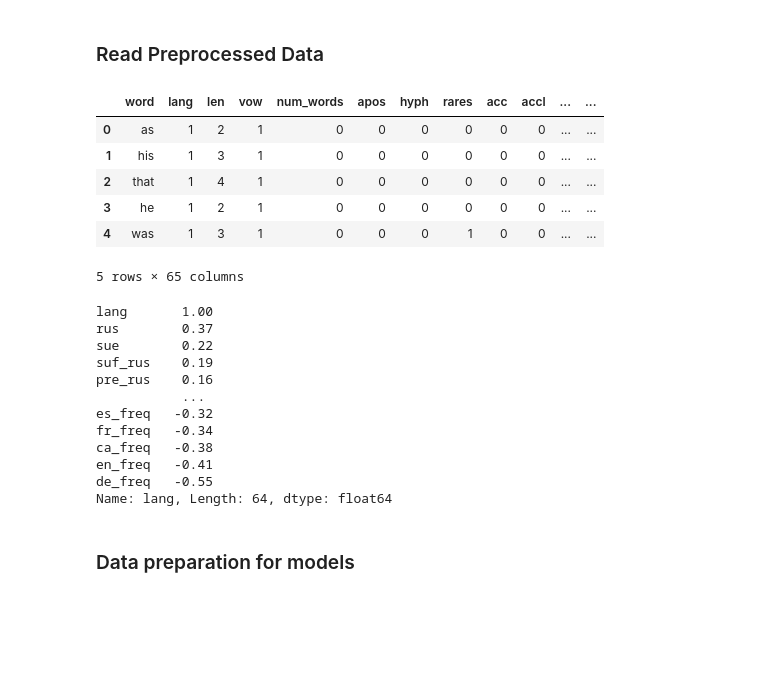
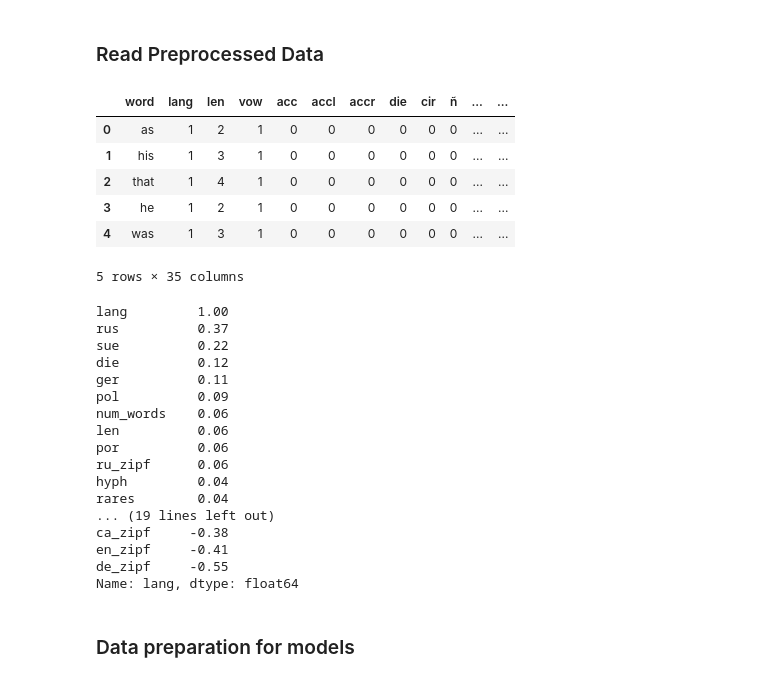
Before and after one commit to jsalisburyv/Machine-Learning, a Jupyter notebook: Practica1/models.ipynb, the cells around one changed output. Cells and saved outputs as stored; diff of their text form; code cells hidden in the pictures; blank space fills up the shorter version.

```diff
--- a/Practica1/models.ipynb
+++ b/Practica1/models.ipynb
@@ -13,32 +13,37 @@ import seaborn as sns
 # %% [markdown]
 ### Read Preprocessed Data
 # %%
-df = pd.read_csv('data/final.csv', index_col=0)
+df = pd.read_csv('data/comb/AD.csv', index_col=0)
 df.head()
 # %% [output]
-|  | word | lang | len | vow | num_words | apos | hyph | rares | acc | accl | ... | ... |
+|  | word | lang | len | vow | acc | accl | accr | die | cir | ñ | ... | ... |
 | 0 | as | 1 | 2 | 1 | 0 | 0 | 0 | 0 | 0 | 0 | ... | ... |
 | 1 | his | 1 | 3 | 1 | 0 | 0 | 0 | 0 | 0 | 0 | ... | ... |
 | 2 | that | 1 | 4 | 1 | 0 | 0 | 0 | 0 | 0 | 0 | ... | ... |
 | 3 | he | 1 | 2 | 1 | 0 | 0 | 0 | 0 | 0 | 0 | ... | ... |
-| 4 | was | 1 | 3 | 1 | 0 | 0 | 0 | 1 | 0 | 0 | ... | ... |
+| 4 | was | 1 | 3 | 1 | 0 | 0 | 0 | 0 | 0 | 0 | ... | ... |
-5 rows × 65 columns
+5 rows × 35 columns
 # %%
 # Check feature correlations with language
 df.corr(numeric_only=True).round(2)['lang'].sort_values(ascending=False)
 # %% [output]
-lang       1.00
-rus        0.37
-sue        0.22
-suf_rus    0.19
-pre_rus    0.16
-           ...
-es_freq   -0.32
-fr_freq   -0.34
-ca_freq   -0.38
-en_freq   -0.41
-de_freq   -0.55
-Name: lang, Length: 64, dtype: float64
+lang         1.00
+rus          0.37
+sue          0.22
+die          0.12
+ger          0.11
+pol          0.09
+num_words    0.06
+len          0.06
+por          0.06
+ru_zipf      0.06
+hyph         0.04
+rares        0.04
+... (19 lines left out)
+ca_zipf     -0.38
+en_zipf     -0.41
+de_zipf     -0.55
+Name: lang, dtype: float64
 # %% [markdown]
 ### Data preparation for models
 # %%
```
Also changed, not shown: parts of 11 cells of this notebook, 2 other files.
